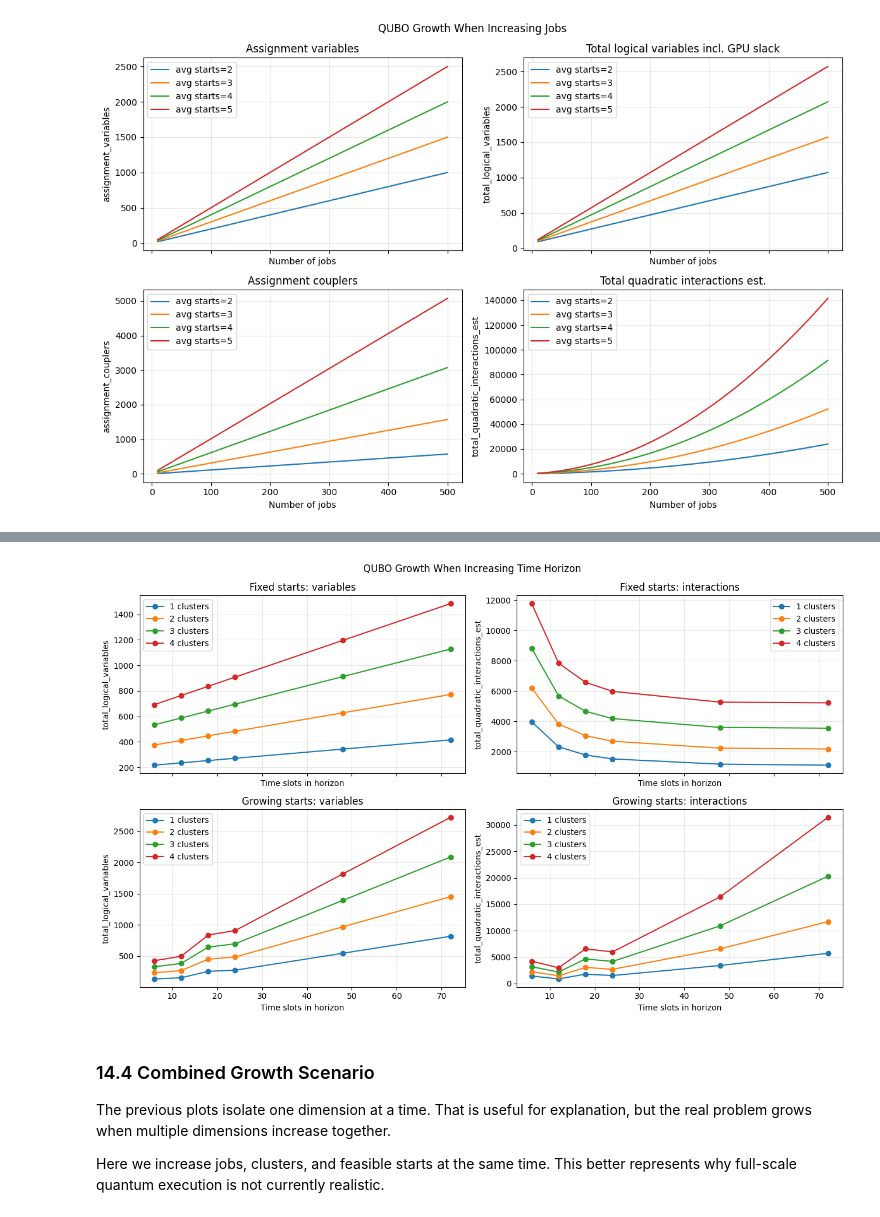
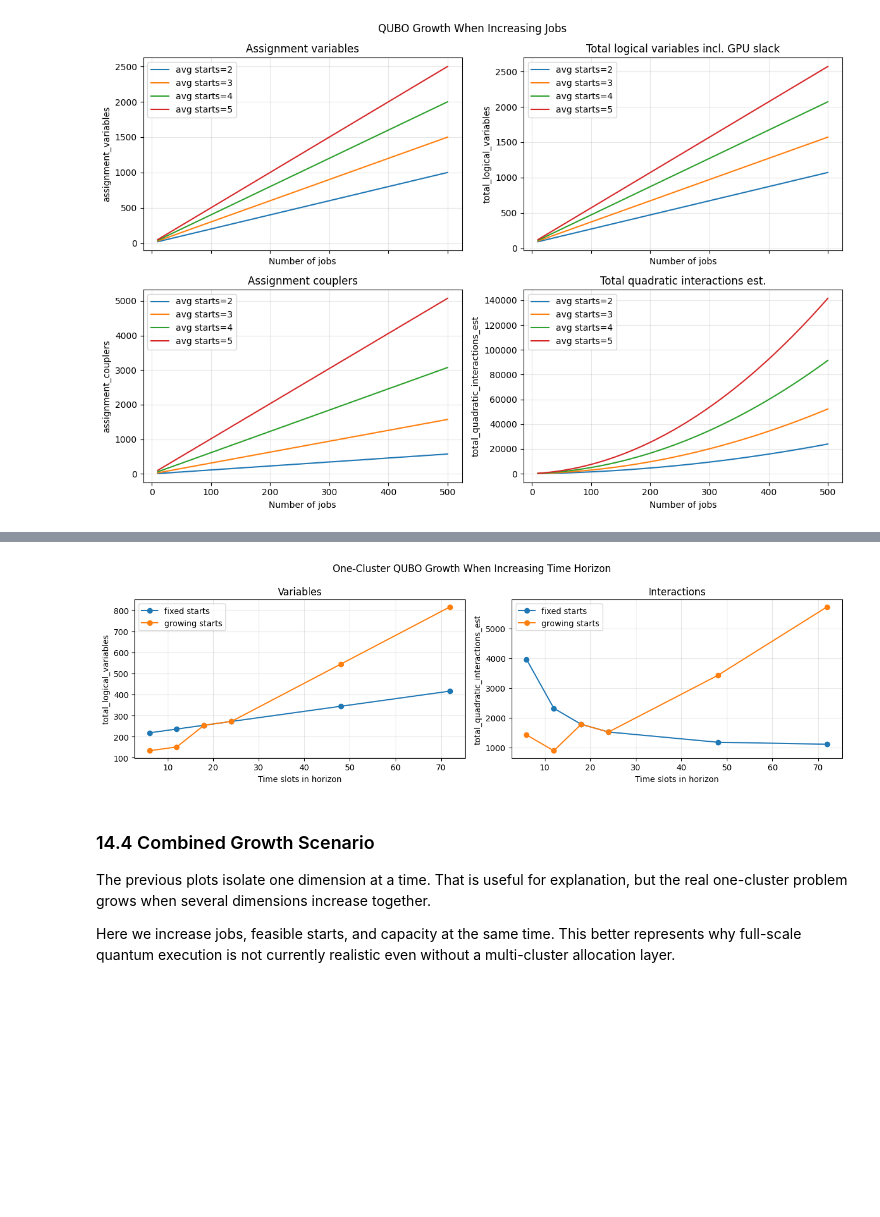
Before and after one commit to jparrado23/data_center_scheduling, a Jupyter notebook: notebooks/13_qubo_step_by_step_formulation.ipynb, the cells around one changed output, grey strips where cells are left out. Drawn from its saved outputs; the diff is of its cells as text; code cells hidden in the pictures; blank space fills up the shorter version.

Commit message:
QUBO initial executions

```diff
--- a/notebooks/13_qubo_step_by_step_formulation.ipynb
+++ b/notebooks/13_qubo_step_by_step_formulation.ipynb
@@ -99,7 +101,7 @@ jobs = pd.DataFrame([
         "latest_start": 1,
         "gpu": 1,
         "power_mw": 0.010,
-        "compatible_clusters": ["c_t4"],
+        "compatible_clusters": ["c_main"],
     },
     {
         "job_id": "j2",
@@ -108,7 +110,7 @@ jobs = pd.DataFrame([
         "latest_start": 2,
         "gpu": 1,
         "power_mw": 0.015,
-        "compatible_clusters": ["c_t4"],
+        "compatible_clusters": ["c_main"],
     },
     {
         "job_id": "j3",
@@ -117,13 +119,12 @@ jobs = pd.DataFrame([
         "latest_start": 2,
         "gpu": 1,
         "power_mw": 0.008,
-        "compatible_clusters": ["c_v100"],
+        "compatible_clusters": ["c_main"],
     },
 ])
 
 clusters = pd.DataFrame([
-    {"cluster_id": "c_t4", "gpu_capacity": 1},
-    {"cluster_id": "c_v100", "gpu_capacity": 1},
+    {"cluster_id": "c_main", "gpu_capacity": 2},
 ])
 
 hours = [0, 1, 2]
@@ -1767,9 +1735,8 @@ job_scaling_df = pd.DataFrame([
     estimate_qubo_size(
         num_jobs=num_jobs,
         average_starts=average_starts,
-        num_clusters=1,
         horizon_slots=24,
-        gpu_capacity_per_cluster=4,
+        gpu_capacity=4,
     )
     for average_starts in average_start_grid
     for num_jobs in job_grid
@@ -1933,32 +1896,29 @@ time_scaling_df.head(12)
 # %%
-fig, axes = plt.subplots(2, 2, figsize=(13, 8), sharex=True)
+fig, axes = plt.subplots(1, 2, figsize=(13, 4), sharex=True)
 plot_specs = [
-    ("fixed_avg_2", "total_logical_variables", "Fixed starts: variables"),
-    ("fixed_avg_2", "total_quadratic_interactions_est", "Fixed starts: interactions"),
-    ("proportional_to_horizon", "total_logical_variables", "Growing starts: variables"),
-    ("proportional_to_horizon", "total_quadratic_interactions_est", "Growing starts: interactions"),
+    ("total_logical_variables", "Variables"),
+    ("total_quadratic_interactions_est", "Interactions"),
 ]
-for ax, (policy, metric, title) in zip(axes.ravel(), plot_specs, strict=True):
-    data_policy = time_scaling_df[time_scaling_df["window_policy"] == policy]
-    for num_clusters in cluster_count_grid:
-        data = data_policy[data_policy["num_clusters"] == num_clusters]
-        ax.plot(data["horizon_slots"], data[metric], marker="o", label=f"{num_clusters} clusters")
+for ax, (metric, title) in zip(axes, plot_specs, strict=True):
+    for policy, label in [("fixed_avg_2", "fixed starts"), ("proportional_to_horizon", "growing starts")]:
+        data = time_scaling_df[time_scaling_df["window_policy"] == policy]
+        ax.plot(data["horizon_slots"], data[metric], marker="o", label=label)
     ax.set_title(title)
     ax.set_xlabel("Time slots in horizon")
     ax.set_ylabel(metric)
     ax.grid(alpha=0.3)
     ax.legend()
-fig.suptitle("QUBO Growth When Increasing Time Horizon")
+fig.suptitle("One-Cluster QUBO Growth When Increasing Time Horizon")
 plt.tight_layout()
 plt.show()
 # %% [output]
-[figure, old version]
+[figure, new version]
 # %% [markdown]
 ### 14.4 Combined Growth Scenario
 
-The previous plots isolate one dimension at a time. That is useful for explanation, but the real problem grows when multiple dimensions increase together.
+The previous plots isolate one dimension at a time. That is useful for explanation, but the real one-cluster problem grows when several dimensions increase together.
 
-Here we increase jobs, clusters, and feasible starts at the same time. This better represents why full-scale quantum execution is not currently realistic.
+Here we increase jobs, feasible starts, and capacity at the same time. This better represents why full-scale quantum execution is not currently realistic even without a multi-cluster allocation layer.
 # %%
 combined_rows = []
 for num_jobs in [25, 50, 100, 200, 500]:
```
Also changed, not shown: parts of 32 cells of this notebook, 52 other files.
